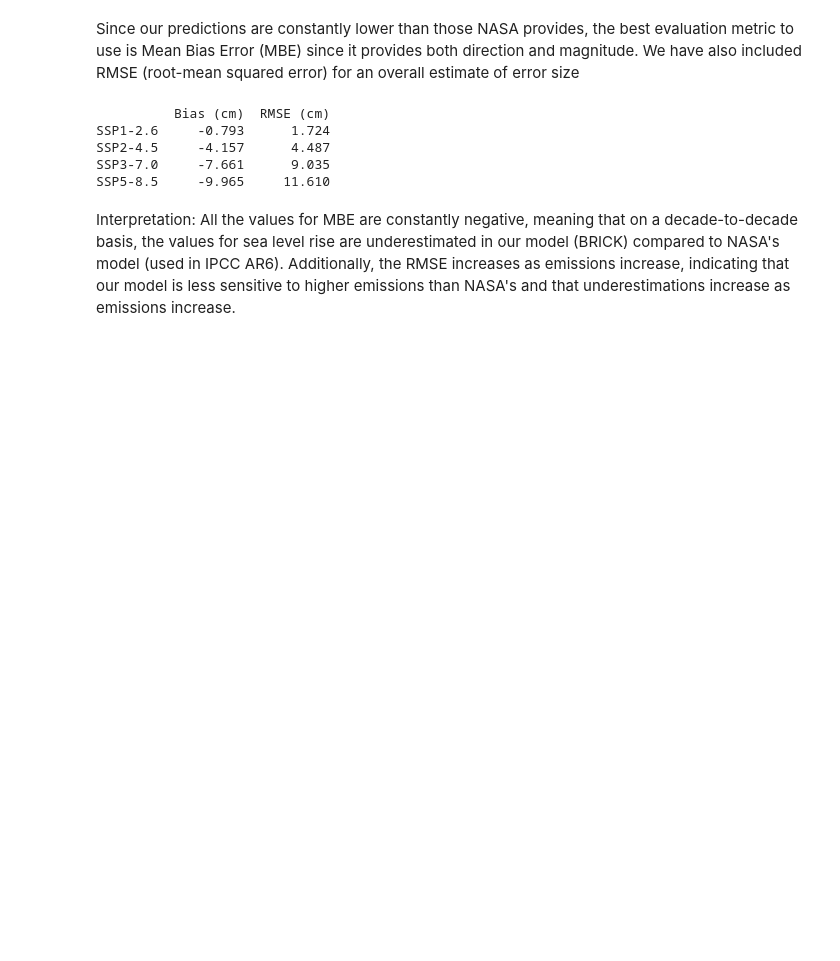
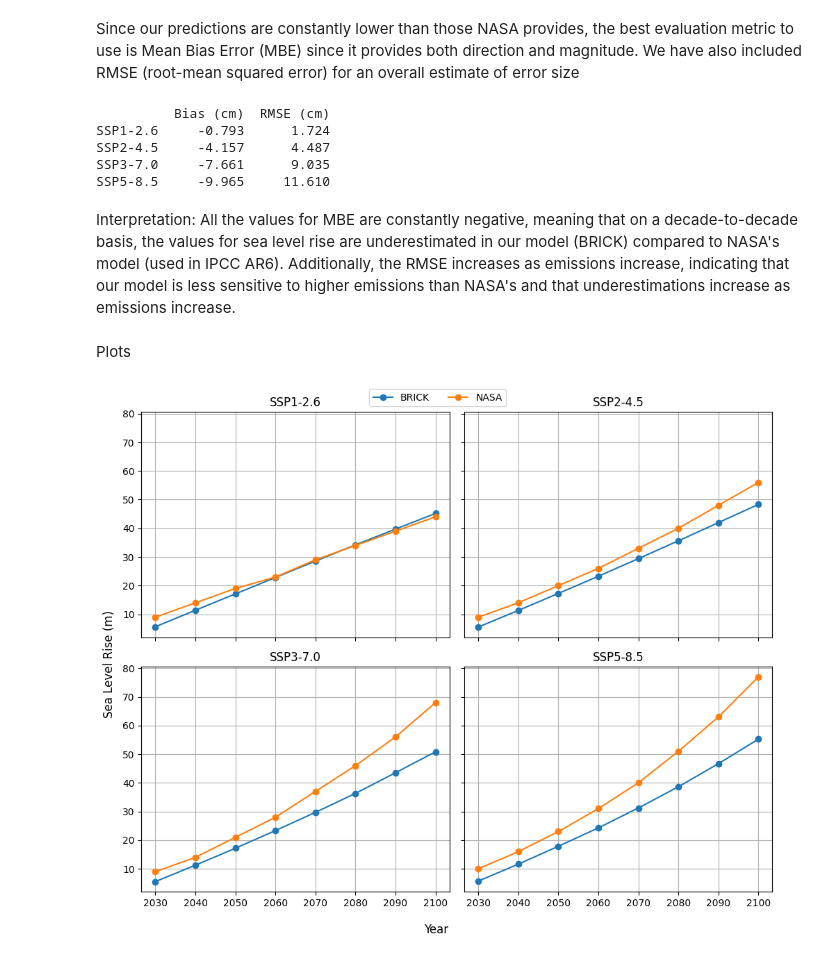
Before and after one commit to Nolancchu/DSC180B-B05-1-Capstone, a Jupyter notebook: model_evaluation.ipynb, the cells around one changed output. Saved outputs shown, nothing was run; the diff lists cells and outputs as text; code cells hidden in the pictures; blank space fills up the shorter version.

Commit message:
add basic plots

```diff
--- a/model_evaluation.ipynb
+++ b/model_evaluation.ipynb
@@ -105,3 +105,40 @@ SSP3-7.0     -7.661      9.035
 SSP5-8.5     -9.965     11.610
 # %% [markdown]
 Interpretation: All the values for MBE are constantly negative, meaning that on a decade-to-decade basis, the values for sea level rise are underestimated in our model (BRICK) compared to NASA's model (used in IPCC AR6). Additionally, the RMSE increases as emissions increase, indicating that our model is less sensitive to higher emissions than NASA's and that underestimations increase as emissions increase.
+# %% [markdown]
+Plots
+# %%
+import matplotlib.pyplot as plt
+
+years = [2030,2040,2050,2060,2070,2080,2090,2100]
+
+fig, axes = plt.subplots(2,2, figsize=(10,8), sharex=True, sharey=True)
+
+scenarios = [
+    ("SSP1-2.6", ssp126_brick_projections, ssp126_nasa_projections),
+    ("SSP2-4.5", ssp245_brick_projections, ssp245_nasa_projections),
+    ("SSP3-7.0", ssp370_brick_projections, ssp370_nasa_projections),
+    ("SSP5-8.5", ssp585_brick_projections, ssp585_nasa_projections)
+]
+
+handles = None
+
+for ax, (name, brick, nasa) in zip(axes.flatten(), scenarios):
+    line1, = ax.plot(years, brick, marker='o', label="BRICK")
+    line2, = ax.plot(years, nasa, marker='o', label="NASA")
+
+    if handles is None:
+        handles = [line1, line2]
+
+    ax.set_title(name)
+    ax.grid(True)
+
+fig.supxlabel("Year")
+fig.supylabel("Sea Level Rise (m)")
+
+fig.legend(handles, ["BRICK", "NASA"], loc="upper center", ncol=2)
+
+plt.tight_layout()
+plt.show()
+# %% [output]
+[figure, added]
```
Also changed, not shown: parts of 2 cells of this notebook.
